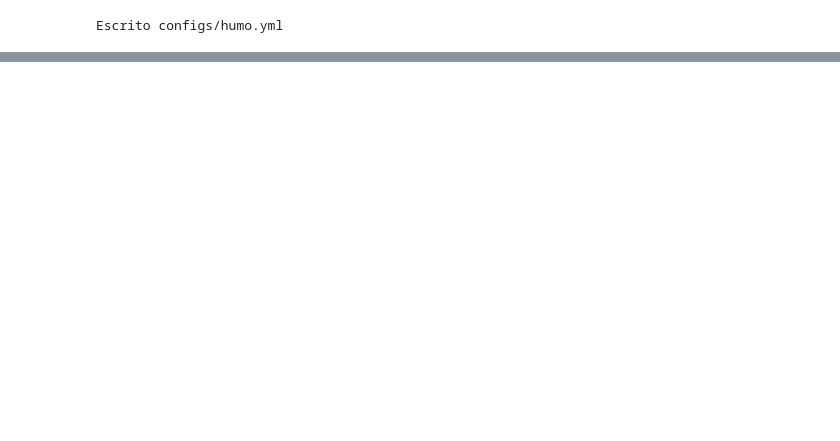
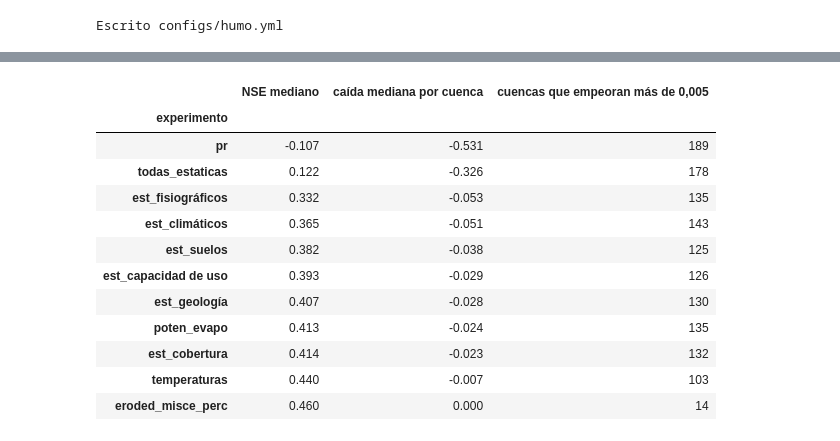
Before and after one commit to leodie1615/Proyecto-final-ADL, a Jupyter notebook: proyecto-final-modelado.ipynb, the cells around one changed output, grey strips where cells are left out. Cells and saved outputs as stored; diff of their text form; code cells hidden in the pictures; blank space fills up the shorter version.

```diff
--- a/proyecto-final-modelado.ipynb
+++ b/proyecto-final-modelado.ipynb
@@ -368,0 +1635,85 @@ GPU: NVIDIA GeForce RTX 2060 with Max-Q Design
+# %%
+import zlib
+
+import neuralhydrology.datasetzoo.genericdataset as gd
+from neuralhydrology.evaluation import get_tester
+
+EJECUTAR_PERMUTACION = False
+ARCHIVO_PERMUTACION = DIR_SELECCION / "permutacion_lstm.csv"
+VENTANA_PERMUTACION = (pd.Timestamp("2010-01-01"), PERIODOS["validation"][1])   # 365 días previos + validación
+
+
+def experimentos_permutacion(cfg):
+    """{nombre: (forzantes que se revuelven, atributos que se revuelven)}; los grupos salen del registro de variables."""
+    reg = pd.read_csv(ROOT / "docs" / "registro-variables.csv", encoding="utf-8-sig")
+    grupo = reg[reg["tipo"] == "atributo estático"].set_index("variable")["grupo"]
+    estaticas = list(cfg.static_attributes)
+    exps = {"base": ([], []), "pr": (["pr"], []), "poten_evapo": (["poten_evapo"], []),
+            "temperaturas": (["t_min", "t_max"], [])}
+    for g in grupo.unique():
+        vs = [v for v in estaticas if grupo.get(v) == g]
+        if vs:
+            exps[f"est_{g}"] = ([], vs)
+    exps["eroded_misce_perc"] = ([], ["eroded_misce_perc"])
+    exps["todas_estaticas"] = ([], estaticas)
+    return exps
+
+
+def permutar_lstm(run_dir, epoca):
+    """Evalúa la validación con cada entrada revuelta y agrega el NSE por cuenca a ARCHIVO_PERMUTACION."""
+    cfg = Config(run_dir / "config.yml")
+    cfg.update_config({"cache_validation_data": False, "verbose": 0})
+    leer_series, leer_atributos = gd.load_timeseries, gd.load_attributes
+    estado = {"dinamicas": [], "atributos": None}
+
+    def series_revueltas(data_dir, basin):
+        df = leer_series(data_dir=data_dir, basin=basin)
+        for v in estado["dinamicas"]:
+            m = (df.index >= VENTANA_PERMUTACION[0]) & (df.index <= VENTANA_PERMUTACION[1]) & df[v].notna().to_numpy()
+            rng = np.random.default_rng(zlib.crc32(f"{basin}-{v}".encode()))
+            df.loc[m, v] = rng.permutation(df.loc[m, v].to_numpy())
+        return df
+
+    def atributos_revueltos(data_dir, basins=None):
+        df = estado["atributos"] if estado["atributos"] is not None else leer_atributos(data_dir)
+        return df.loc[basins] if basins else df
+
+    todos = leer_atributos(cfg.data_dir)
+    hechos = set(pd.read_csv(ARCHIVO_PERMUTACION)["experimento"]) if ARCHIVO_PERMUTACION.exists() else set()
+    gd.load_timeseries, gd.load_attributes = series_revueltas, atributos_revueltos
+    logging.disable(logging.WARNING)
+    try:
+        for nombre, (din, est) in experimentos_permutacion(cfg).items():
+            if nombre in hechos:
+                continue
+            t0 = time.time()
+            estado["dinamicas"], estado["atributos"] = din, None
+            if est:
+                a = todos.copy()
+                a[est] = todos[est].to_numpy()[np.random.default_rng(zlib.crc32(nombre.encode())).permutation(len(a))]
+                estado["atributos"] = a
+            res = get_tester(cfg, run_dir, period="validation", init_model=True).evaluate(
+                epoch=epoca, save_results=False, metrics=["NSE"])
+            t = pd.DataFrame({"experimento": nombre, "gauge_id": list(res),
+                              "nse": [res[b]["1D"].get("NSE", np.nan) for b in res]})
+            t.to_csv(ARCHIVO_PERMUTACION, mode="a", header=not ARCHIVO_PERMUTACION.exists(), index=False)
+            print(f"{nombre}: NSE mediano {t['nse'].median():.4f}, {(time.time() - t0) / 60:.1f} min")
+    finally:   # deja NeuralHydrology como estaba
+        gd.load_timeseries, gd.load_attributes = leer_series, leer_atributos
+        logging.disable(logging.NOTSET)
+
+
+if EJECUTAR_PERMUTACION and run_temporal is not None:
+    permutar_lstm(run_temporal, mejor_epoca(run_temporal))
+
+if ARCHIVO_PERMUTACION.exists():
+    nse_perm = pd.read_csv(ARCHIVO_PERMUTACION, dtype={"gauge_id": str}).pivot(index="gauge_id", columns="experimento",
+                                                                               values="nse")
+    caida = nse_perm.sub(nse_perm["base"], axis=0)
+    tabla_permutacion = pd.DataFrame({"NSE mediano": nse_perm.median(), "caída mediana por cuenca": caida.median(),
+                                      "cuencas que empeoran más de 0,005": (caida < -0.005).sum()})
+    print(f"NSE mediano sin revolver: {nse_perm['base'].median():.3f} ({nse_perm['base'].notna().sum()} cuencas)")
+    display(tabla_permutacion.drop("base").sort_values("caída mediana por cuenca").round(3))
+else:
+    print("Permutación pendiente")
+# %% [output]
@@ -368,0 +1721,13 @@ GPU: NVIDIA GeForce RTX 2060 with Max-Q Design
+|  | NSE mediano | caída mediana por cuenca | cuencas que empeoran más de 0,005 |
+| experimento |  |  |  |
+| pr | -0.107 | -0.531 | 189 |
+| todas_estaticas | 0.122 | -0.326 | 178 |
+| est_fisiográficos | 0.332 | -0.053 | 135 |
+| est_climáticos | 0.365 | -0.051 | 143 |
+| est_suelos | 0.382 | -0.038 | 125 |
+| est_capacidad de uso | 0.393 | -0.029 | 126 |
+| est_geología | 0.407 | -0.028 | 130 |
+| poten_evapo | 0.413 | -0.024 | 135 |
+| est_cobertura | 0.414 | -0.023 | 132 |
+| temperaturas | 0.440 | -0.007 | 103 |
+| eroded_misce_perc | 0.460 | 0.000 | 14 |
```
Also changed, not shown: parts of 54 cells of this notebook, 1 other file.
